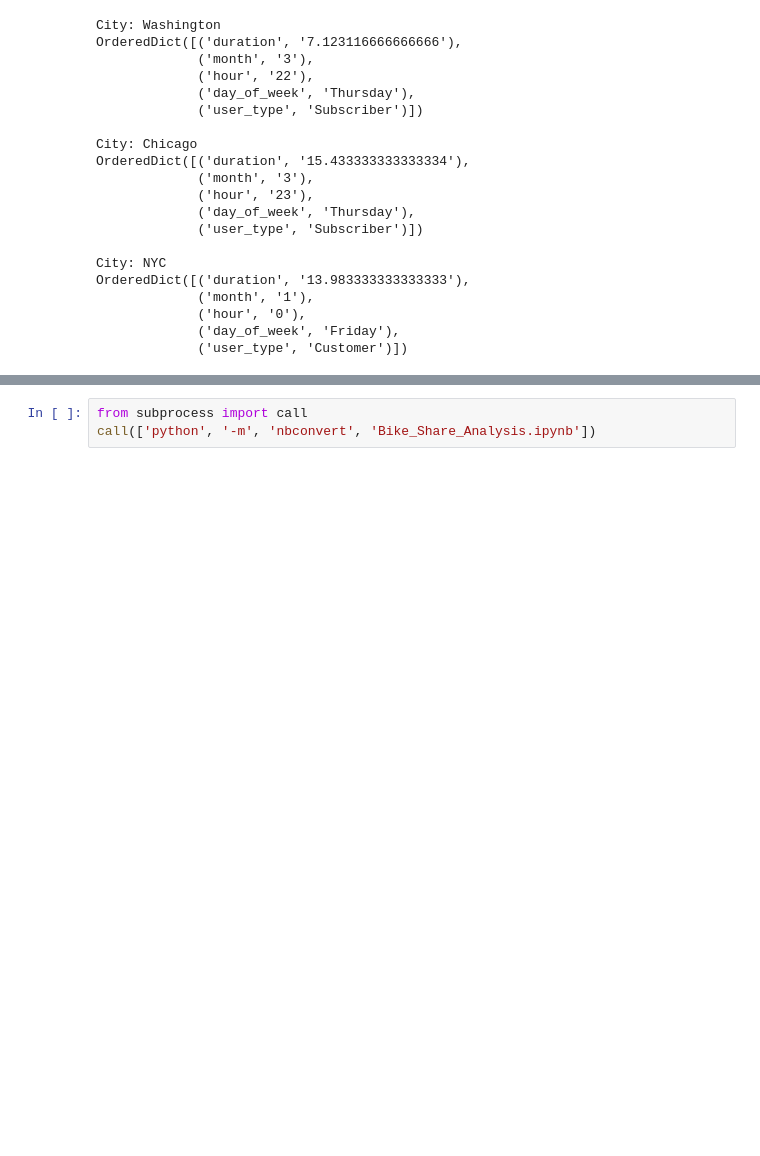
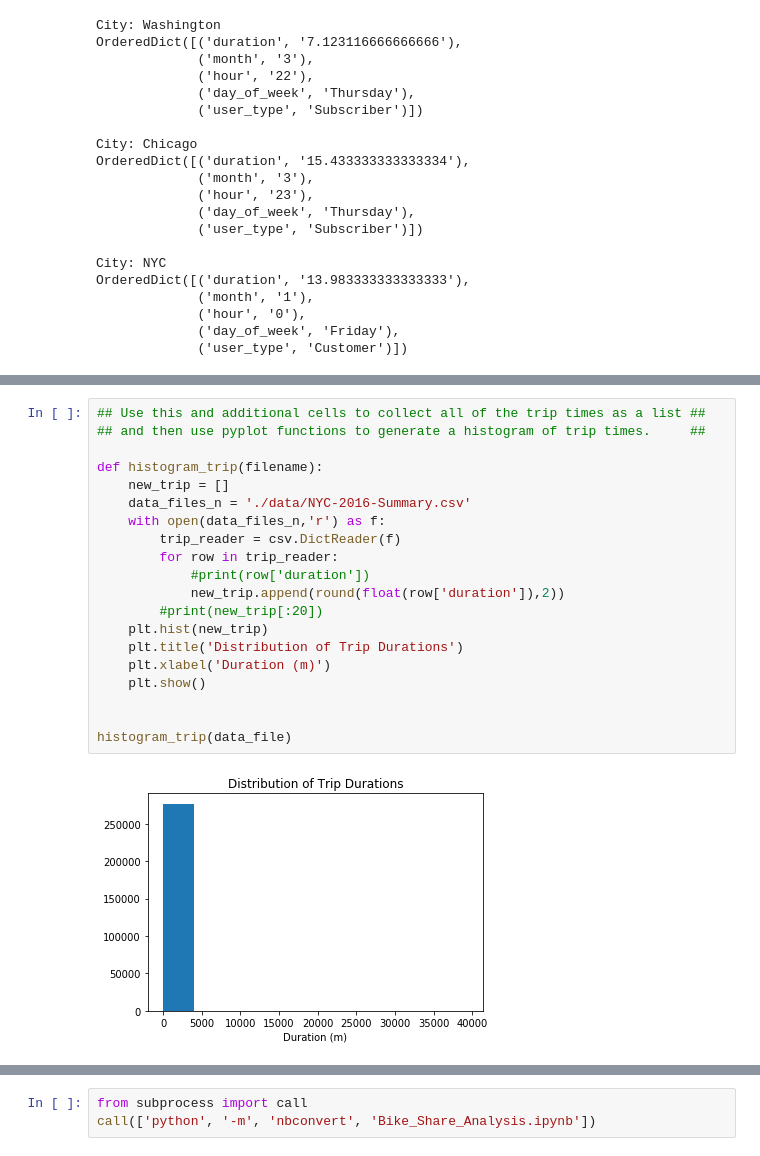
Before and after one commit to antonynickson/BikeShareData, a Jupyter notebook: Bike_Share_Analysis.ipynb, the cells around one changed output, grey strips where cells are left out. Saved outputs shown, nothing was run; the diff lists cells and outputs as text; blank space fills up the shorter version.

```diff
--- a/Bike_Share_Analysis.ipynb
+++ b/Bike_Share_Analysis.ipynb
@@ -343,0 +684,22 @@ OrderedDict([('duration', '13.983333333333333'),
+# %%
+## Use this and additional cells to collect all of the trip times as a list ##
+## and then use pyplot functions to generate a histogram of trip times.     ##
+
+def histogram_trip(filename):
+    new_trip = []
+    data_files_n = './data/NYC-2016-Summary.csv'
+    with open(data_files_n,'r') as f:
+        trip_reader = csv.DictReader(f)
+        for row in trip_reader:
+            #print(row['duration'])
+            new_trip.append(round(float(row['duration']),2))
+        #print(new_trip[:20])
+    plt.hist(new_trip)
+    plt.title('Distribution of Trip Durations')
+    plt.xlabel('Duration (m)')
+    plt.show()
+
+
+histogram_trip(data_file)
+# %% [output]
+[figure, added]
```
Also changed, not shown: parts of 22 cells of this notebook.
